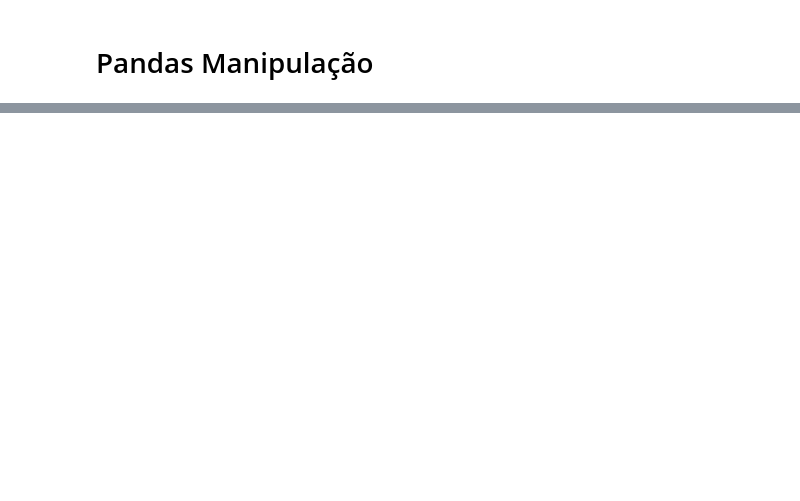
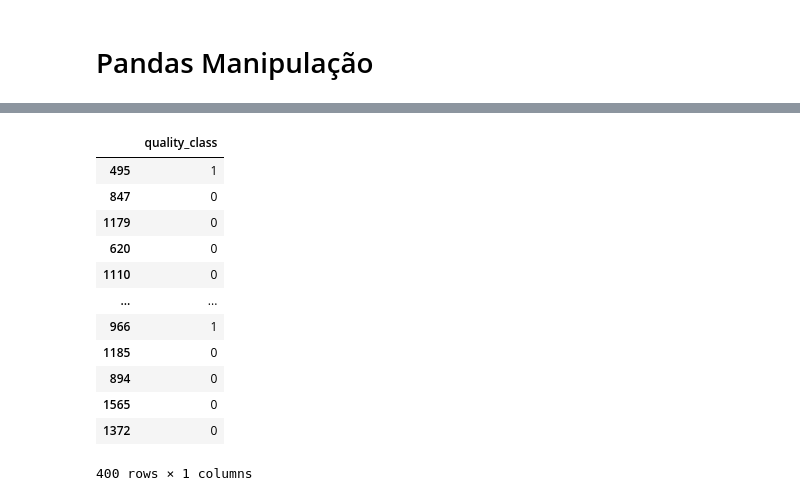
Before and after one commit to vitorquintella/CheatSheets, a Jupyter notebook: Dicas_uteis_e_funções_rápidas.ipynb, the cells around one changed output, grey strips where cells are left out. Drawn from its saved outputs; the diff is of its cells as text; code cells hidden in the pictures; blank space fills up the shorter version.

```diff
--- a/Dicas_uteis_e_funções_rápidas.ipynb
+++ b/Dicas_uteis_e_funções_rápidas.ipynb
@@ -28,0 +95,24 @@ Index(['fixed_acidity', 'volatile_acidity', 'citric_acid', 'residual_sugar',
+# %%
+# Pode ser feito antes de selecionar variáveis
+train, test = train_test_split(df, test_size =0.25, random_state=123,
+                               stratify=df[["quality_class"]])
+X_train = train.drop(["quality_class"], axis=1)
+X_test = test.drop(["quality_class"], axis=1)
+y_train = train[["quality_class"]]
+y_test = test[["quality_class"]]
+
+y_test
+# %% [output]
+|  | quality_class |
+| 495 | 1 |
+| 847 | 0 |
+| 1179 | 0 |
+| 620 | 0 |
+| 1110 | 0 |
+| ... | ... |
+| 966 | 1 |
+| 1185 | 0 |
+| 894 | 0 |
+| 1565 | 0 |
+| 1372 | 0 |
+400 rows × 1 columns
```
Also changed, not shown: parts of 13 cells of this notebook.
